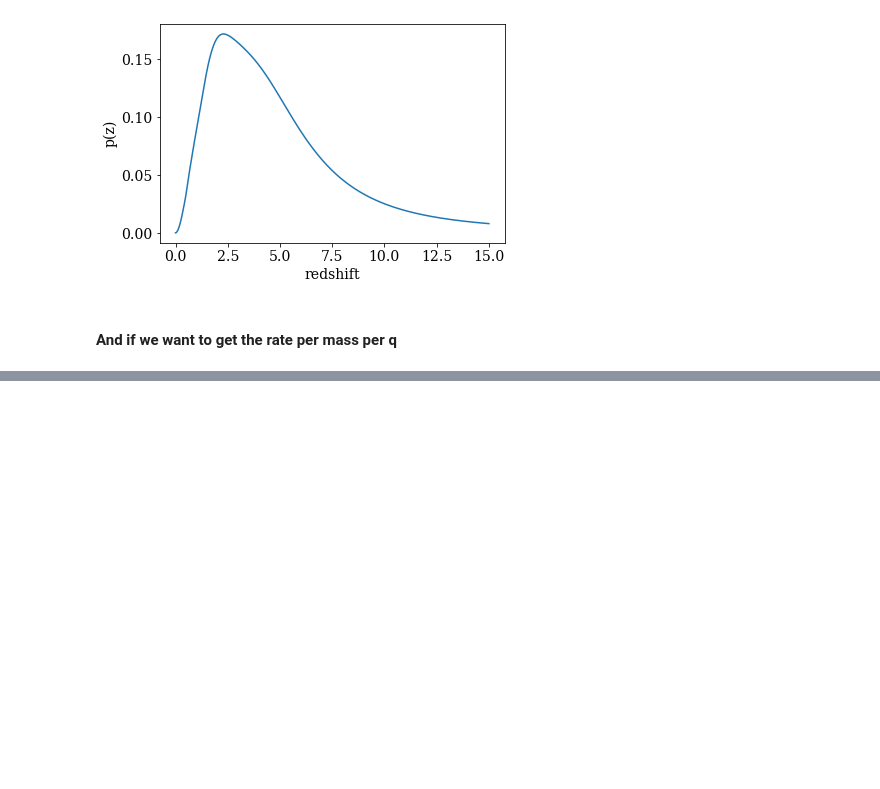
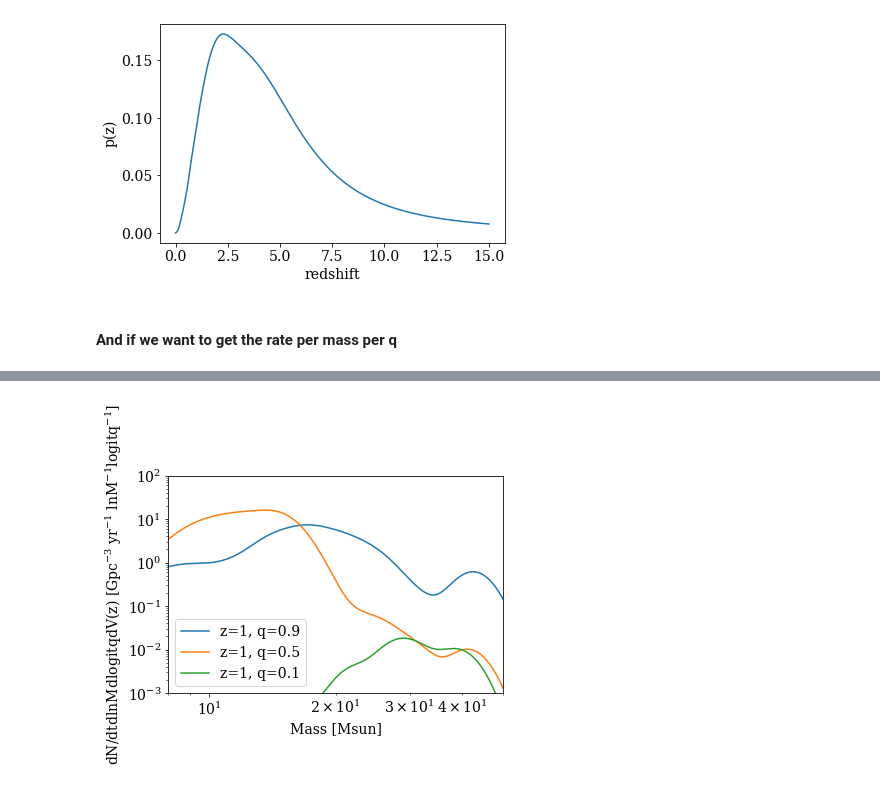
Before and after one commit to MarkGM02/cosmerge, a Jupyter notebook: sample_cat.ipynb, the cells around one changed output, grey strips where cells are left out. Saved outputs shown, nothing was run; the diff lists cells and outputs as text; code cells hidden in the pictures; blank space fills up the shorter version.

```diff
--- a/sample_cat.ipynb
+++ b/sample_cat.ipynb
@@ -134,0 +163,25 @@ plt.yscale('log')
+# %%
+plt.plot(np.linspace(0.1, 50, len(tlb)), dN_dtlb_dlnm_dlogitq_dV(Planck18.lookback_time(1).to(u.Myr),
+                                                                 np.linspace(0.1, 50, len(tlb)),
+                                                                 0.9) * norm_fac,
+         label='z=1, q=0.9')
+
+plt.plot(np.linspace(0.1, 50, len(tlb)), dN_dtlb_dlnm_dlogitq_dV(Planck18.lookback_time(1).to(u.Myr),
+                                                                 np.linspace(0.1, 50, len(tlb)),
+                                                                 0.5) * norm_fac,
+         label='z=1, q=0.5')
+
+plt.plot(np.linspace(0.1, 50, len(tlb)), dN_dtlb_dlnm_dlogitq_dV(Planck18.lookback_time(1).to(u.Myr),
+                                                                 np.linspace(0.1, 50, len(tlb)),
+                                                                 0.1) * norm_fac,
+         label='z=1, q=0.1')
+
+plt.ylabel('dN/dtdlnMdlogitqdV(z) [Gpc$^{-3}$ yr$^{-1}$ lnM$^{-1} logitq^{-1}$]')
+plt.xlabel('Mass [Msun]')
+plt.legend()
+plt.ylim(1e-3, 100)
+plt.xlim(8, 50)
+plt.xscale('log')
+plt.yscale('log')
+# %% [output]
+[figure, added]
```
Also changed, not shown: parts of 33 cells of this notebook.
